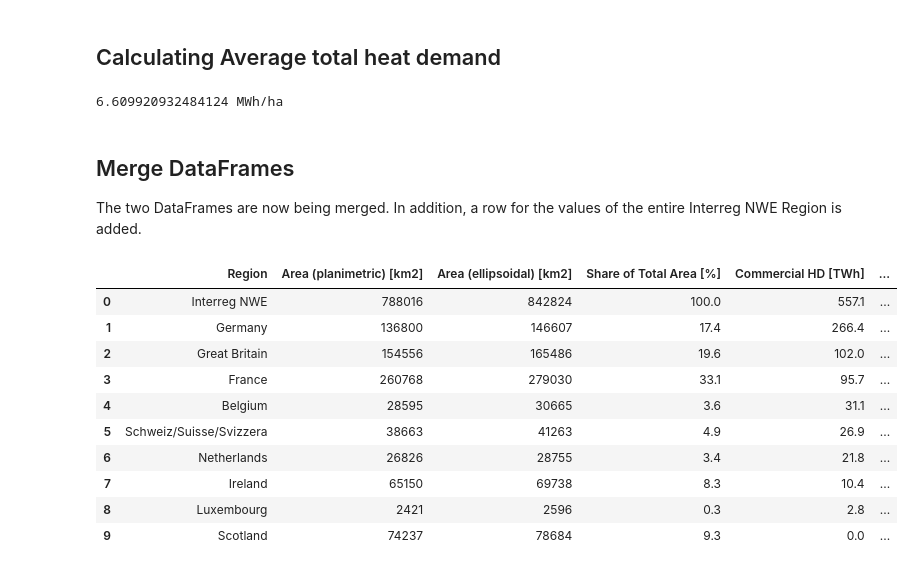
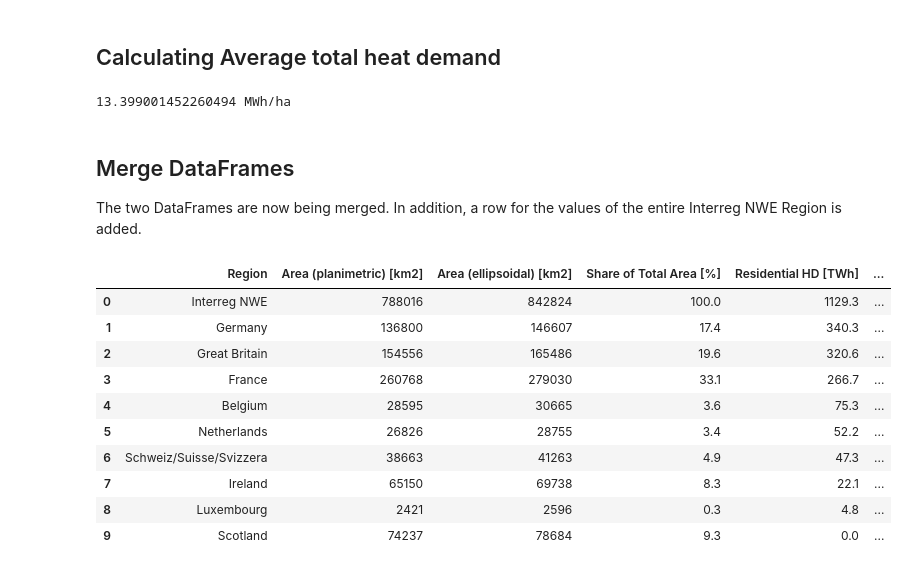
Before and after one commit to AlexanderJuestel/code_collection, a Jupyter notebook: notebooks/heat_demand_mapping/processing_results/Statistical_Evaluation_Residential_Heat_Demand_Data_NUTS0.ipynb, the cells around one changed output. Cells and saved outputs as stored; diff of their text form; code cells hidden in the pictures.

```diff
--- a/notebooks/heat_demand_mapping/processing_results/Statistical_Evaluation_Commercial_Heat_Demand_Data.ipynb
+++ b/notebooks/heat_demand_mapping/processing_results/Statistical_Evaluation_Residential_Heat_Demand_Data_NUTS0.ipynb
@@ -83,10 +82,10 @@ properties_com_heat[:2]
 A dataframe containing all statistical values is created.
 # %%
 # Creating DataFrame from list of dicts
-df_com_heat = pd.DataFrame(properties_com_heat, index=range(9))
+df_res_heat = pd.DataFrame(properties_res_heat, index=range(9))
 
 # Creating a column called 'Region'
-df_com_heat['Region'] = df_com_heat['NAME_LATN']
+df_res_heat['Region'] = df_res_heat['NAME_LATN']
 # %% [markdown]
 ## Cumulated Heat demand of the entire Interreg NWE region
 
@@ -110,15 +109,15 @@ print(str(df_com_heat_cumulated_hd) + ' TWh')
 The are that is covered by heat is equal to the `count` of pixels of the raster times the resolution (100 m * 100 m) times the conversion factor from m2 to km2. In addition, the `Average of heated area total [MWh/ha]` is equal to `mean`.
 # %%
 # Calculating the area that is covered by heat demand squares
-df_com_heat['Area of heat demand [km2]'] = df_com_heat['count']*100*100*1e-6
+df_res_heat['Area of heat demand [km2]'] = df_res_heat['count']*100*100*1e-6
 
 # Calculating the total Interreg NWE region where a heat demand was calculated
-total_area_of_heat_demand = round(sum(df_com_heat['Area of heat demand [km2]']))
+total_area_of_heat_demand = round(sum(df_res_heat['Area of heat demand [km2]']))
 
-# Creating a new column called 'Average of heated area commercial [MWh/ha]'
-df_com_heat['Average of heated area of Commercial HD [MWh/ha]'] = df_com_heat['mean']
+# Creating a new column called 'Average of heated area residential [MWh/ha]'
+df_res_heat['Average of heated area of Residential HD [MWh/ha]'] = df_res_heat['mean']
 
 
 print(str(total_area_of_heat_demand) + ' km2')
-df_com_heat
+df_res_heat
 # %% [output]
@@ -136,6 +135,6 @@ df_com_heat
 # %%
 # Calculating the average heat demand of the heated area
-average_of_heated_area_total = sum(df_com_heat['mean'])/9
+average_of_heated_area_total = sum(df_res_heat['mean'])/9
 
 print(average_of_heated_area_total)
 # %% [output]
@@ -192,64 +191,64 @@ gdf_interreg_nwe
 # %% [markdown]
 ## Calculating Average total heat demand
 # %%
-# Calculating the average commercial heat demand including not heated areas
-average_total_heat_demand = df_com_heat_cumulated_hd/gdf_interreg_nwe_total_area_ellipsoid * 1e4
+# Calculating the average residential heat demand including not heated areas
+average_total_heat_demand = df_res_heat_cumulated_hd/gdf_interreg_nwe_total_area_ellipsoid * 1e4
 
 print(str(average_total_heat_demand)+' MWh/ha')
 # %% [output]
-6.609920932484124 MWh/ha
+13.399001452260494 MWh/ha
 # %% [markdown]
 ## Merge DataFrames
 
 The two DataFrames are now being merged. In addition, a row for the values of the entire Interreg NWE Region is added.
 # %%
 # Merging DataFrames
-gdf_com_heat = pd.merge(df_com_heat, gdf_interreg_nwe,
+gdf_res_heat = pd.merge(df_res_heat, gdf_interreg_nwe,
                         on=['NUTS_NAME', 'area2'],
                         how='left')
 
 # Calculating the average HD demand per hectare including areas that are not heated
-gdf_com_heat['Average of Commercial HD [MWh/ha]'] = gdf_com_heat['Commercial HD [TWh]']*1e6/gdf_com_heat['Area (ellipsoidal) [km2]']/100
+gdf_res_heat['Average of Residential HD [MWh/ha]'] = gdf_res_heat['Residential HD [TWh]']*1e6/gdf_res_heat['Area (ellipsoidal) [km2]']/100
 
 # Calculating the share of heated heat demand area to the total area
-gdf_com_heat['Share of heated heat demand area [%]'] = gdf_com_heat['Area of heat demand [km2]']/gdf_com_heat['Area (ellipsoidal) [km2]']*100
+gdf_res_heat['Share of heated heat demand area [%]'] = gdf_res_heat['Area of heat demand [km2]']/gdf_res_heat['Area (ellipsoidal) [km2]']*100
 
 # Creating a dict summarizing the the calculated values for the entire Interreg NWE Region
 total_interreg = {'Region': 'Interreg NWE',
                   'Area (planimetric) [km2]': gdf_interreg_nwe_total_area_planimetric,
                   'Area (ellipsoidal) [km2]': gdf_interreg_nwe_total_area_ellipsoid,
                   'Share of Total Area [%]': 100,
-                  'Commercial HD [TWh]': df_com_heat_cumulated_hd,
-                  'Share of Commercial HD [%]': 100,
-                  'Average of Commercial HD [MWh/ha]': average_total_heat_demand,
-                  'Average of heated area of Commercial HD [MWh/ha]': average_of_heated_area_total,
+                  'Residential HD [TWh]': df_res_heat_cumulated_hd,
+                  'Share of Residential HD [%]': 100,
+                  'Average of Residential HD [MWh/ha]': average_total_heat_demand,
+                  'Average of heated area of Residential HD [MWh/ha]': average_of_heated_area_total,
                   'Area of heat demand [km2]': total_area_of_heat_demand,
                   'Share of heated heat demand area [%]': total_area_of_heat_demand/gdf_interreg_nwe_total_area_ellipsoid*100}
 
 # Appending the row to the DataFrame
-gdf_com_heat = gdf_com_heat.append(total_interreg,ignore_index=True)
+gdf_res_heat = gdf_res_heat.append(total_interreg,ignore_index=True)
 
 # Selecting columns
-gdf_com_heat = gdf_com_heat[['Region', 'Area (planimetric) [km2]',
+gdf_res_heat = gdf_res_heat[['Region', 'Area (planimetric) [km2]',
                              'Area (ellipsoidal) [km2]',
                              'Share of Total Area [%]',
-                             'Commercial HD [TWh]',
-                             'Share of Commercial HD [%]',
-                             'Average of Commercial HD [MWh/ha]',
-                             'Average of heated area of Commercial HD [MWh/ha]',
+                             'Residential HD [TWh]',
+                             'Share of Residential HD [%]',
+                             'Average of Residential HD [MWh/ha]',
+                             'Average of heated area of Residential HD [MWh/ha]',
                              'Area of heat demand [km2]',
-                             'Share of heated heat demand area [%]']].sort_values(by='Commercial HD [TWh]', ascending=False).reset_index().drop('index', axis=1)
-gdf_com_heat.round(decimals=1)#.style.applymap(lambda x: "background-color: red" if x>0 else "background-color: green")
+                             'Share of heated heat demand area [%]']].sort_values(by='Residential HD [TWh]', ascending=False).reset_index().drop('index', axis=1)
+gdf_res_heat.round(decimals=1)#.style.applymap(lambda x: "background-color: red" if x>0 else "background-color: green")
 # %% [output]
-|  | Region | Area (planimetric) [km2] | Area (ellipsoidal) [km2] | Share of Total Area [%] | Commercial HD [TWh] | ... |
-| 0 | Interreg NWE | 788016 | 842824 | 100.0 | 557.1 | ... |
-| 1 | Germany | 136800 | 146607 | 17.4 | 266.4 | ... |
-| 2 | Great Britain | 154556 | 165486 | 19.6 | 102.0 | ... |
-| 3 | France | 260768 | 279030 | 33.1 | 95.7 | ... |
-| 4 | Belgium | 28595 | 30665 | 3.6 | 31.1 | ... |
-| 5 | Schweiz/Suisse/Svizzera | 38663 | 41263 | 4.9 | 26.9 | ... |
-| 6 | Netherlands | 26826 | 28755 | 3.4 | 21.8 | ... |
-| 7 | Ireland | 65150 | 69738 | 8.3 | 10.4 | ... |
-| 8 | Luxembourg | 2421 | 2596 | 0.3 | 2.8 | ... |
+|  | Region | Area (planimetric) [km2] | Area (ellipsoidal) [km2] | Share of Total Area [%] | Residential HD [TWh] | ... |
+| 0 | Interreg NWE | 788016 | 842824 | 100.0 | 1129.3 | ... |
+| 1 | Germany | 136800 | 146607 | 17.4 | 340.3 | ... |
+| 2 | Great Britain | 154556 | 165486 | 19.6 | 320.6 | ... |
+| 3 | France | 260768 | 279030 | 33.1 | 266.7 | ... |
+| 4 | Belgium | 28595 | 30665 | 3.6 | 75.3 | ... |
+| 5 | Netherlands | 26826 | 28755 | 3.4 | 52.2 | ... |
+| 6 | Schweiz/Suisse/Svizzera | 38663 | 41263 | 4.9 | 47.3 | ... |
+| 7 | Ireland | 65150 | 69738 | 8.3 | 22.1 | ... |
+| 8 | Luxembourg | 2421 | 2596 | 0.3 | 4.8 | ... |
 | 9 | Scotland | 74237 | 78684 | 9.3 | 0.0 | ... |
 # %%
```
Also changed, not shown: parts of 9 cells of this notebook, 2 other files.
